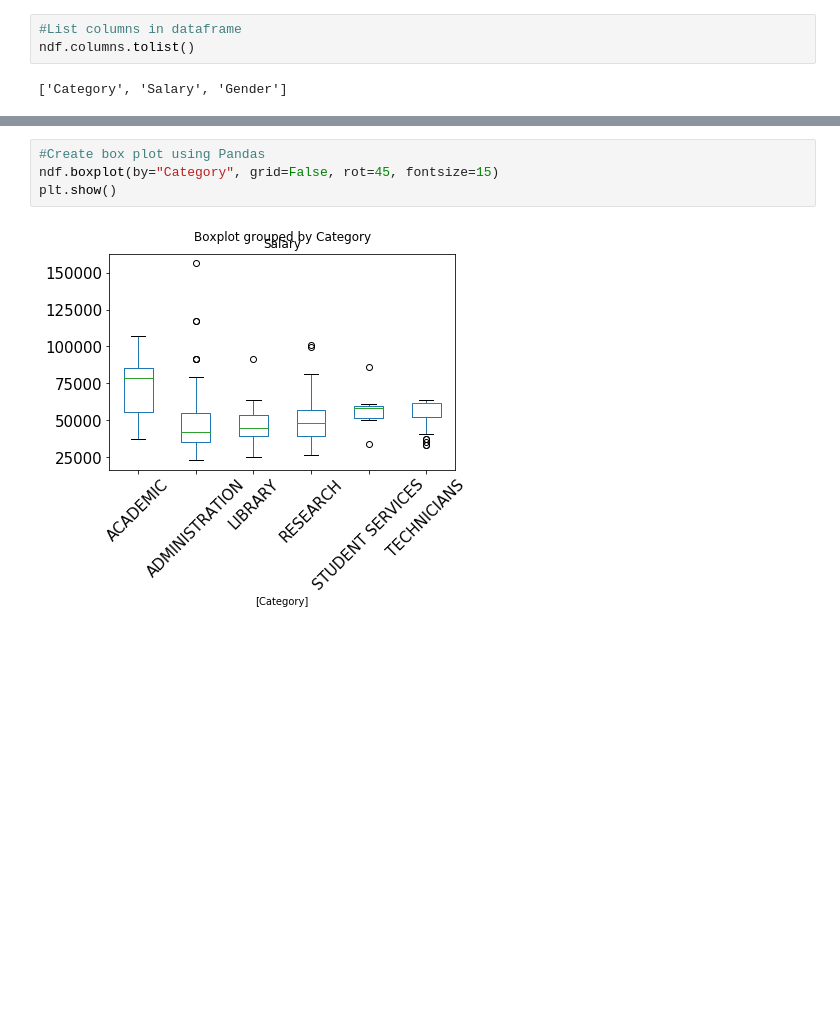
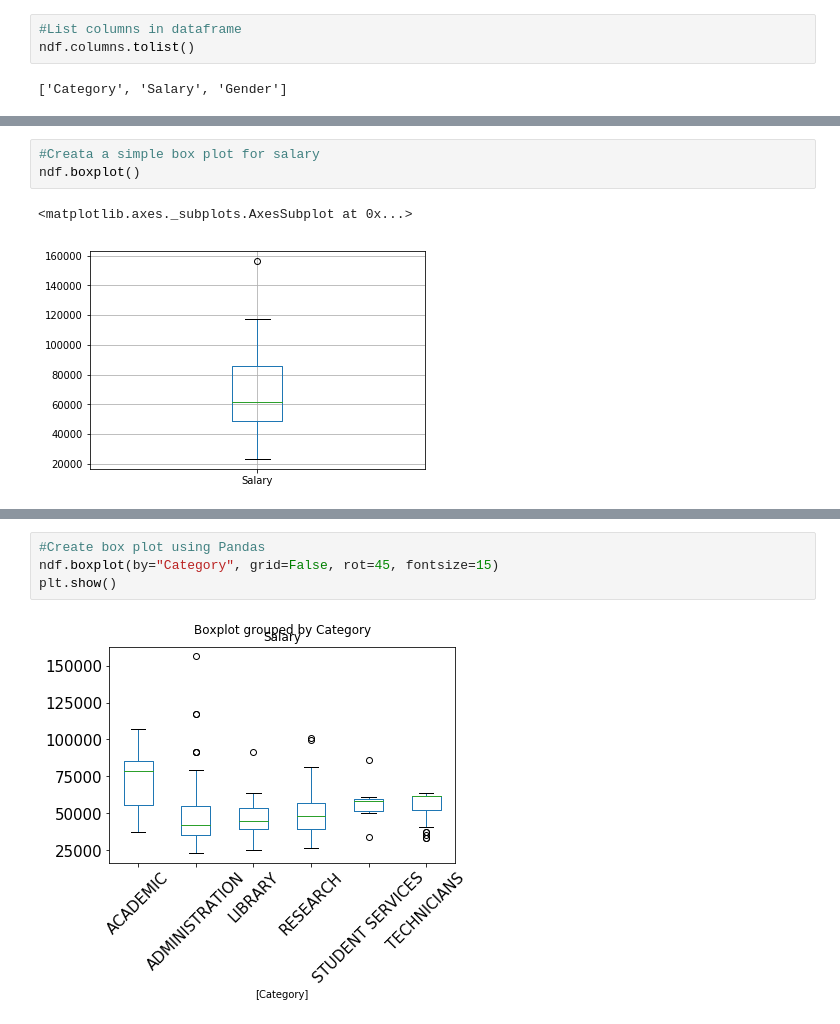
Before and after one commit to paulacduffy/boxplotsproject, a Jupyter notebook: Box Plots & their uses.ipynb, the cells around one changed output, grey strips where cells are left out. Drawn from its saved outputs; the diff is of its cells as text; blank space fills up the shorter version.

```diff
--- a/Box Plots & their uses.ipynb
+++ b/Box Plots & their uses.ipynb
@@ -70,0 +86,6 @@ ndf.columns.tolist()
+# %%
+#Creata a simple box plot for salary
+ndf.boxplot()
+# %% [output]
+<matplotlib.axes._subplots.AxesSubplot at 0x...>
+[figure, added]
```
Also changed, not shown: parts of 13 cells of this notebook.
